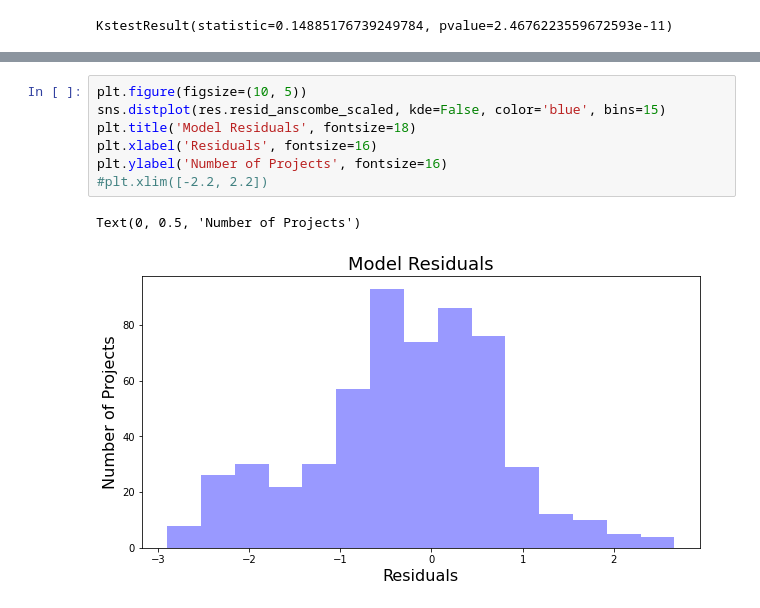
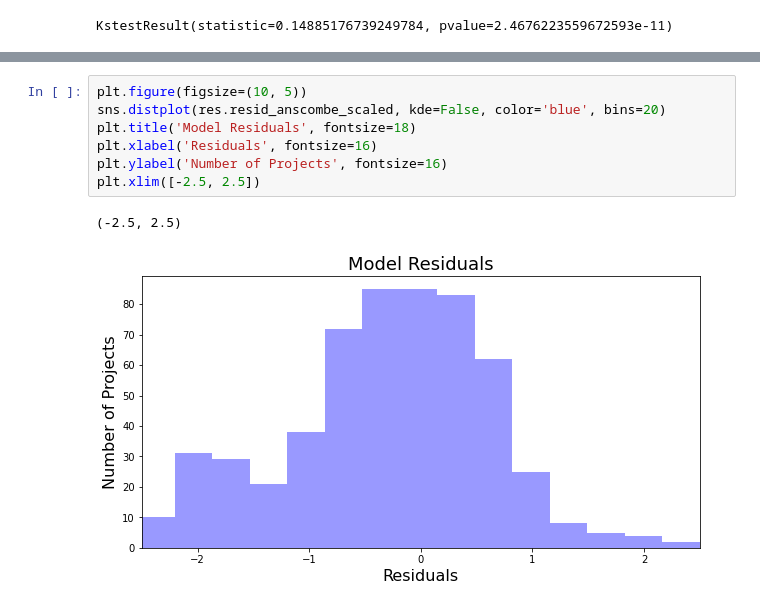
Before and after one commit to MthwRobinson/sh-network-paper, a Jupyter notebook: notebooks/analysis.ipynb, the cells around one changed output, grey strips where cells are left out. Saved outputs shown, nothing was run; the diff lists cells and outputs as text.

```diff
--- a/notebooks/analysis.ipynb
+++ b/notebooks/analysis.ipynb
@@ -1278,13 +1301,13 @@ plt.ylim([0, 200])
 # %%
 plt.figure(figsize=(10, 5))
-sns.distplot(res.resid_anscombe_scaled, kde=False, color='blue', bins=15)
+sns.distplot(res.resid_anscombe_scaled, kde=False, color='blue', bins=20)
 plt.title('Model Residuals', fontsize=18)
 plt.xlabel('Residuals', fontsize=16)
 plt.ylabel('Number of Projects', fontsize=16)
-#plt.xlim([-2.2, 2.2])
+plt.xlim([-2.5, 2.5])
 # %% [output]
-Text(0, 0.5, 'Number of Projects')
+(-2.5, 2.5)
-[figure, old version]
+[figure, new version]
 # %%
 data['avg_retention_time_resid'] = res.resid_anscombe_scaled
 formula = """
```
Also changed, not shown: parts of 22 cells of this notebook, 1 other file.
